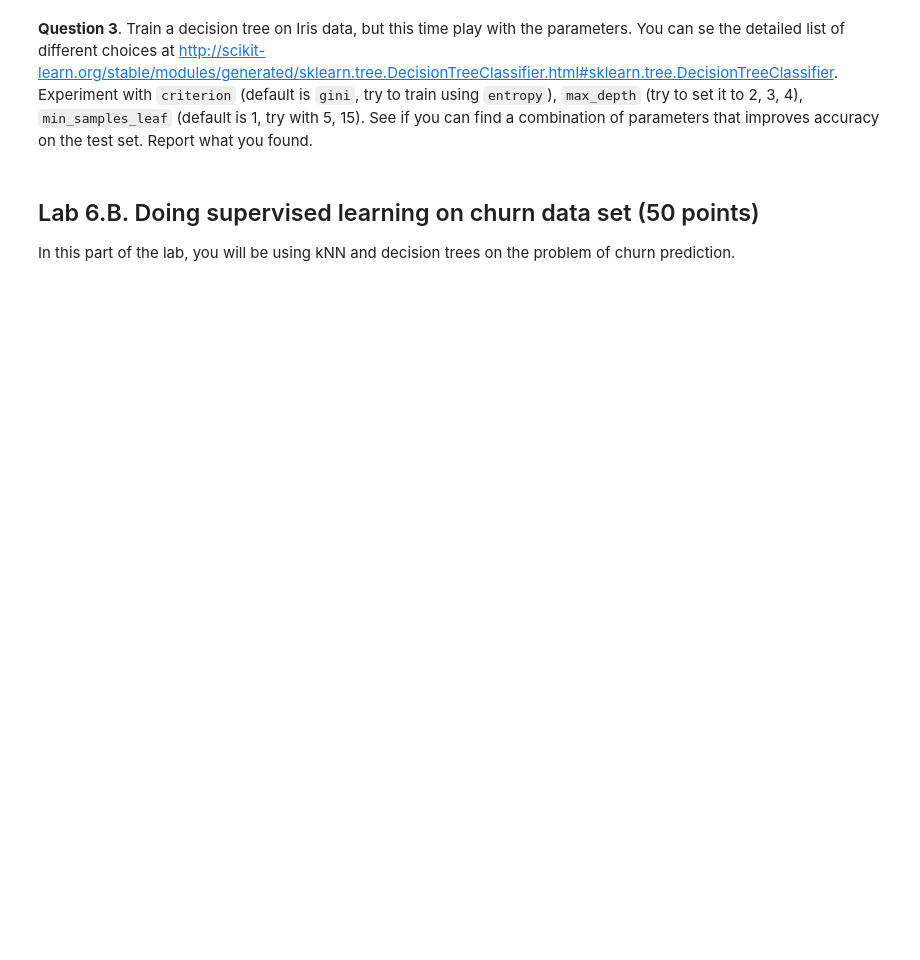
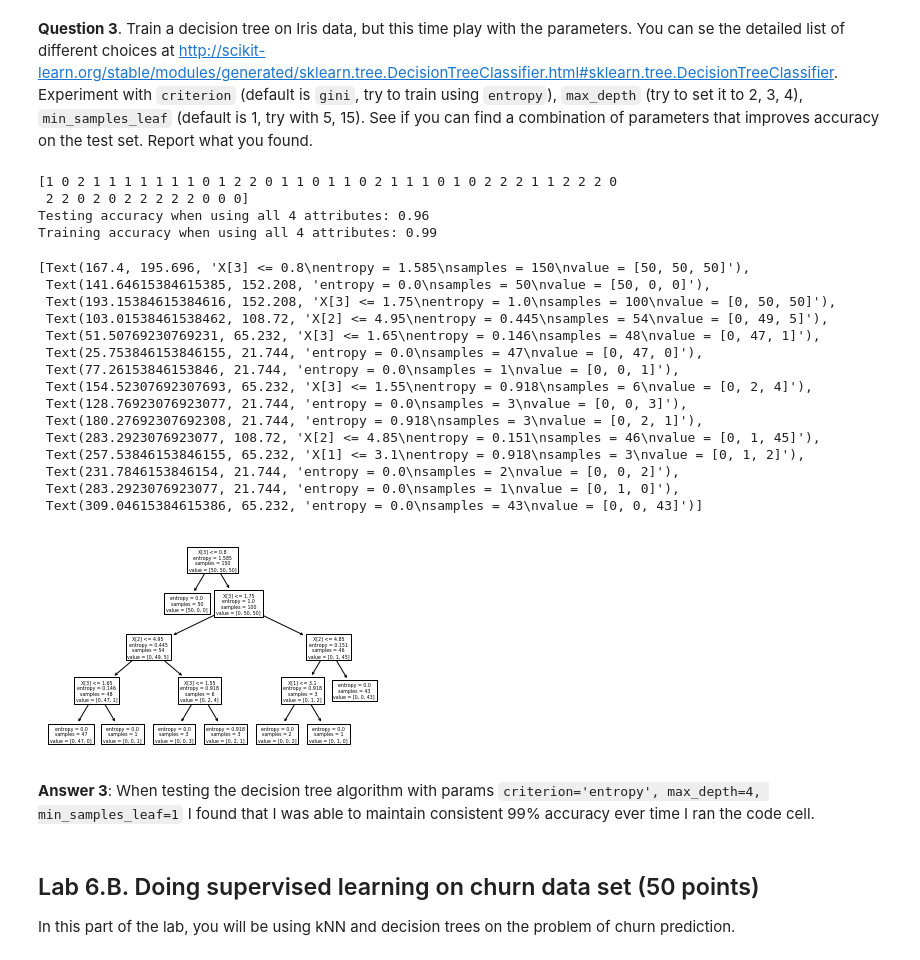
Before and after one commit to Inceptix/CIS-3715, a Jupyter notebook: CIS3715 (Temple - Spring 2020) Lab6.ipynb, the cells around one changed output. Saved outputs shown, nothing was run; the diff lists cells and outputs as text; code cells hidden in the pictures; blank space fills up the shorter version.

```diff
--- a/CIS3715 (Temple - Spring 2020) Lab6.ipynb
+++ b/CIS3715 (Temple - Spring 2020) Lab6.ipynb
@@ -95,5 +124,40 @@ array([[17,  0,  0],
 # %% [markdown]
 **Question 3**. Train a decision tree on Iris data, but this time play with the parameters. You can se the detailed list of different choices at http://scikit-learn.org/stable/modules/generated/sklearn.tree.DecisionTreeClassifier.html#sklearn.tree.DecisionTreeClassifier. Experiment with `criterion` (default is `gini`, try to train using `entropy`), `max_depth` (try to set it to 2, 3, 4), `min_samples_leaf` (default is 1, try with 5, 15). See if you can find a combination of parameters that improves accuracy on the test set. Report what you found.
+# %%
+clf2 = DecisionTreeClassifier(criterion='entropy', max_depth=4, min_samples_leaf=1).fit(X_train, y_train)
+Z2 = clf2.predict(X_test)
+print(Z2)
+
+accuracy_train = clf2.score(X_train, y_train)
+accuracy_test = clf2.score(X_test, y_test)
+print("Testing accuracy when using all 4 attributes:", accuracy_test)
+print("Training accuracy when using all 4 attributes:", accuracy_train)
+
+clf2 = clf2.fit(iris.data, iris.target)
+tree.plot_tree(clf2)
+# %% [output]
+[1 0 2 1 1 1 1 1 1 1 0 1 2 2 0 1 1 0 1 1 0 2 1 1 1 0 1 0 2 2 2 1 1 2 2 2 0
+ 2 2 0 2 0 2 2 2 2 2 0 0 0]
+Testing accuracy when using all 4 attributes: 0.96
+Training accuracy when using all 4 attributes: 0.99
+[Text(167.4, 195.696, 'X[3] <= 0.8\nentropy = 1.585\nsamples = 150\nvalue = [50, 50, 50]'),
+ Text(141.64615384615385, 152.208, 'entropy = 0.0\nsamples = 50\nvalue = [50, 0, 0]'),
+ Text(193.15384615384616, 152.208, 'X[3] <= 1.75\nentropy = 1.0\nsamples = 100\nvalue = [0, 50, 50]'),
+ Text(103.01538461538462, 108.72, 'X[2] <= 4.95\nentropy = 0.445\nsamples = 54\nvalue = [0, 49, 5]'),
+ Text(51.50769230769231, 65.232, 'X[3] <= 1.65\nentropy = 0.146\nsamples = 48\nvalue = [0, 47, 1]'),
+ Text(25.753846153846155, 21.744, 'entropy = 0.0\nsamples = 47\nvalue = [0, 47, 0]'),
+ Text(77.26153846153846, 21.744, 'entropy = 0.0\nsamples = 1\nvalue = [0, 0, 1]'),
+ Text(154.52307692307693, 65.232, 'X[3] <= 1.55\nentropy = 0.918\nsamples = 6\nvalue = [0, 2, 4]'),
+ Text(128.76923076923077, 21.744, 'entropy = 0.0\nsamples = 3\nvalue = [0, 0, 3]'),
+ Text(180.27692307692308, 21.744, 'entropy = 0.918\nsamples = 3\nvalue = [0, 2, 1]'),
+ Text(283.2923076923077, 108.72, 'X[2] <= 4.85\nentropy = 0.151\nsamples = 46\nvalue = [0, 1, 45]'),
+ Text(257.53846153846155, 65.232, 'X[1] <= 3.1\nentropy = 0.918\nsamples = 3\nvalue = [0, 1, 2]'),
+ Text(231.7846153846154, 21.744, 'entropy = 0.0\nsamples = 2\nvalue = [0, 0, 2]'),
+ Text(283.2923076923077, 21.744, 'entropy = 0.0\nsamples = 1\nvalue = [0, 1, 0]'),
+ Text(309.04615384615386, 65.232, 'entropy = 0.0\nsamples = 43\nvalue = [0, 0, 43]')]
+[figure, added]
+# %% [markdown]
+**Answer 3**: When testing the decision tree algorithm with params `criterion='entropy', max_depth=4, min_samples_leaf=1` I found that I was able to maintain consistent 99% accuracy ever time I ran the code cell.
 # %% [markdown]
 ## Lab 6.B. Doing supervised learning on churn data set (50 points)
 
```
Also changed, not shown: parts of 6 cells of this notebook, 1 other file.
